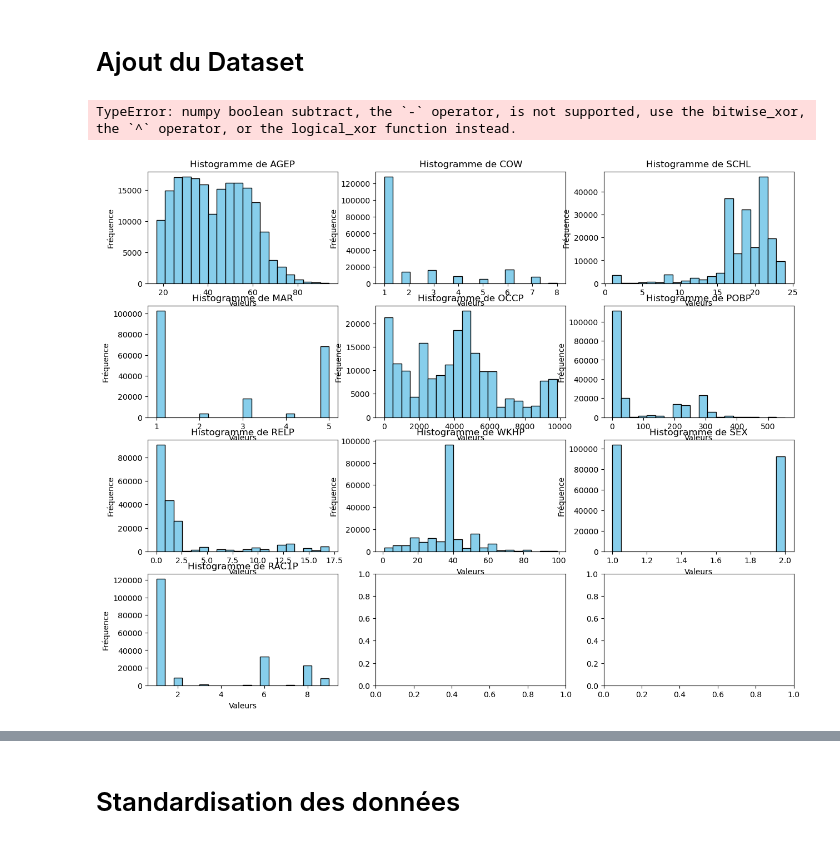
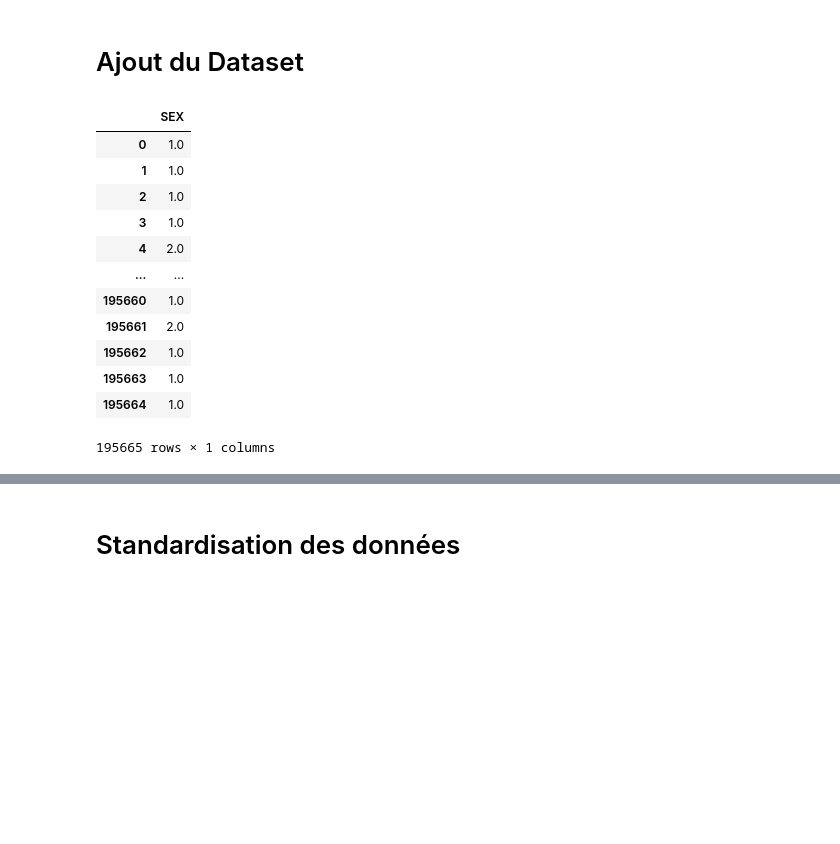
Before and after one commit to caaroussel/TP_supervised_learning, a Jupyter notebook: TP_Supervised.ipynb, the cells around one changed output, grey strips where cells are left out. Saved outputs shown, nothing was run; the diff lists cells and outputs as text; code cells hidden in the pictures; blank space fills up the shorter version.

```diff
--- a/TP_Supervised.ipynb
+++ b/TP_Supervised.ipynb
@@ -24,24 +23,19 @@ from sklearn.multiclass import OneVsRestClassifier
 features = pd.read_csv('acsincome_ca_features.csv')
 # %%
 labels = pd.read_csv('acsincome_ca_labels.csv')
-# %%
-dataset = pd.concat([features, labels], axis=1)
-#dataset.hist(figsize=(12, 10))
-# Définir la taille de la figure et le nombre de colonnes pour les sous-plots
-fig, axes = plt.subplots(nrows=4, ncols=3, figsize=(15, 12))
-
-# Afficher les histogrammes pour chaque feature dans des sous-plots séparés
-for i, column in enumerate(dataset.columns):
-    ax = axes.flatten()[i]
-    ax.hist(dataset[column], bins=20, color='skyblue', edgecolor='black')
-    ax.set_title(f'Histogramme de {column}')
-    ax.grid(False)
-    ax.set_xlabel('Valeurs')
-    ax.set_ylabel('Fréquence')
-
-# Ajuster l'espacement entre les sous-plots et montrer la figure
-plt.tight_layout()
-plt.show()
-# %% [output]
-TypeError: numpy boolean subtract, the `-` operator, is not supported, use the bitwise_xor, the `^` operator, or the logical_xor function instead.
-[figure, removed]
+# %%
+pd.DataFrame(features['SEX'])
+# %% [output]
+|  | SEX |
+| 0 | 1.0 |
+| 1 | 1.0 |
+| 2 | 1.0 |
+| 3 | 1.0 |
+| 4 | 2.0 |
+| ... | ... |
+| 195660 | 1.0 |
+| 195661 | 2.0 |
+| 195662 | 1.0 |
+| 195663 | 1.0 |
+| 195664 | 1.0 |
+195665 rows × 1 columns
```
Also changed, not shown: parts of 36 cells of this notebook.
